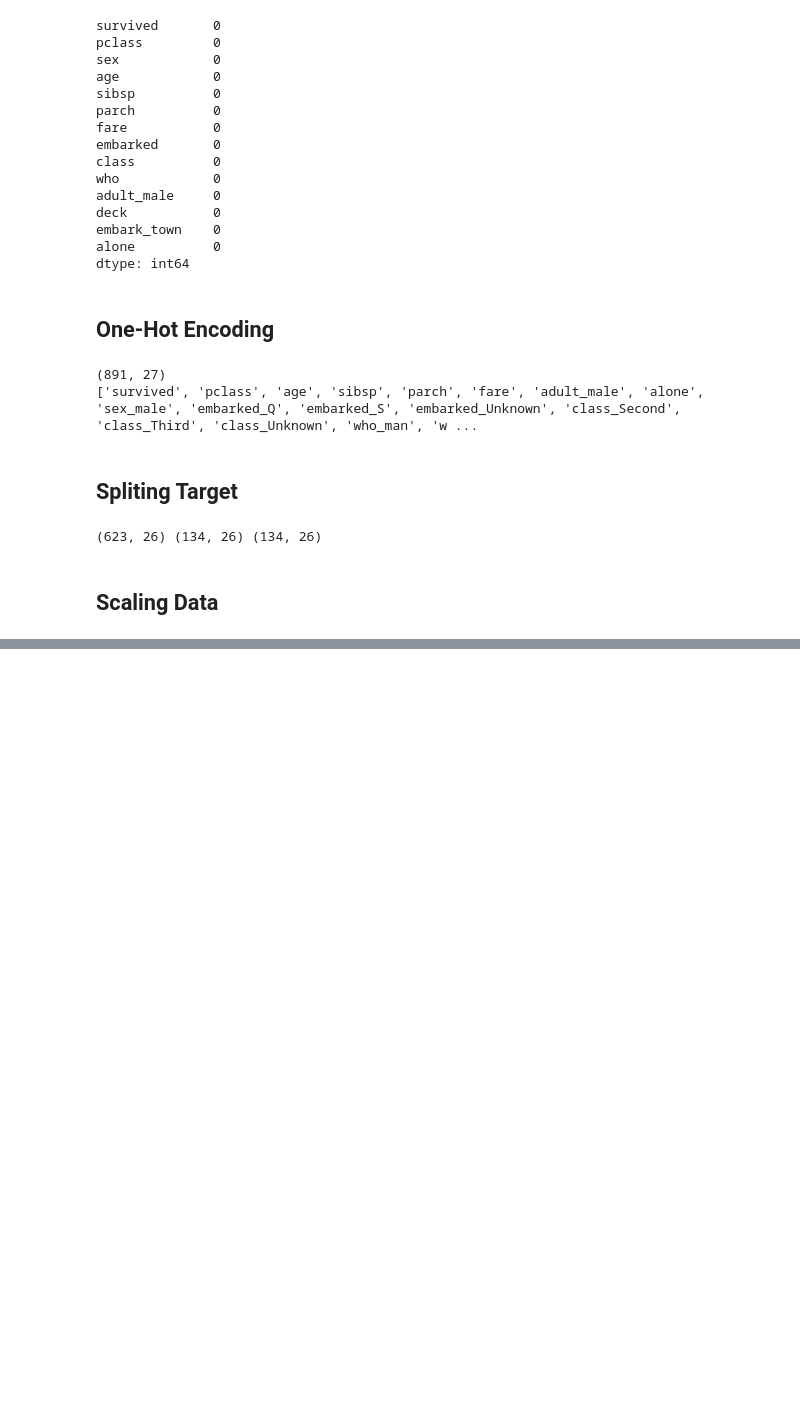
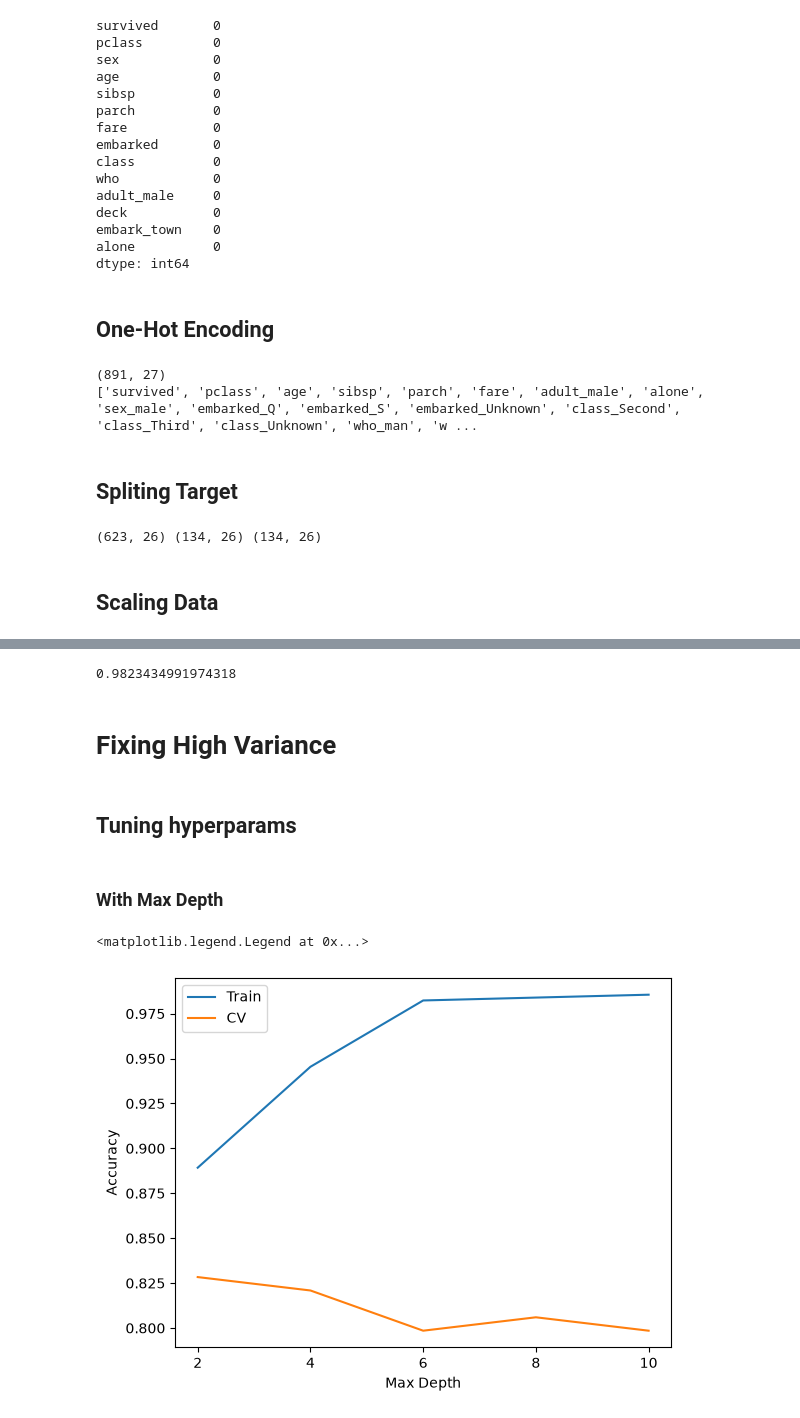
Before and after one commit to kiyamehr/Machine-Learning-Journey, a Jupyter notebook: Practice Labs/Decision Trees/01-Practice 1/train.ipynb, the cells around one changed output, grey strips where cells are left out. Cells and saved outputs as stored; diff of their text form; code cells hidden in the pictures; blank space fills up the shorter version.

Commit message:
Trained the model on diffrent Hyperparams

```diff
--- a/Practice Labs/Decision Trees/01-Practice 1/train.ipynb
+++ b/Practice Labs/Decision Trees/01-Practice 1/train.ipynb
@@ -152,0 +145,56 @@ x_train
+# %%
+xgb_model = XGBClassifier(random_state = RANDOM_STATE)
+xgb_model.fit(x_train, y_train)
+
+yhat_train = xgb_model.predict(x_train)
+print(xgb_model.score(x_train, y_train))
+# %% [output]
+0.9823434991974318
+# %% [markdown]
+# Fixing High Variance
+# %% [markdown]
+## Tuning hyperparams
+# %%
+max_depths = [2, 4, 6, 8, 10]
+estimators = [10, 50, 100, 200, 500]
+learning_rates = [0.1, 0.3, 0.05, 1, 0.001]
+subsample = [0.5, 0.7, 0.9, 1.0]
+
+best_params = {}
+# %% [markdown]
+### With Max Depth
+# %%
+accuracy_train = []
+accuracy_cv = []
+
+temp_accuracy = 0
+temp_depth = 0
+for depth in max_depths:
+    xgb_model = XGBClassifier(max_depth = depth, random_state = RANDOM_STATE)
+    xgb_model.fit(x_train, y_train)
+
+    yhat_train = xgb_model.predict(x_train)
+    yhat_cv = xgb_model.predict(x_cv)
+
+    model_train_accuracy = accuracy_score(y_train, yhat_train)
+    model_cv_accuracy =  accuracy_score(y_cv, yhat_cv)
+
+    accuracy_train.append(model_train_accuracy)
+    accuracy_cv.append(model_cv_accuracy)
+
+    #? Adding the best Result to the best_params Object
+    if model_cv_accuracy >= temp_accuracy:
+        temp_accuracy = model_cv_accuracy
+        temp_depth = depth
+
+best_params['max_depth'] = temp_depth
+
+plt.plot(accuracy_train)
+plt.plot(accuracy_cv)
+plt.xticks(ticks=range(len(max_depths)), labels=max_depths)
+plt.xlabel('Max Depth')
+plt.ylabel('Accuracy')
+plt.legend(['Train', 'CV'])
+# %% [output]
+<matplotlib.legend.Legend at 0x...>
+[figure, added]
```
Also changed, not shown: parts of 7 cells of this notebook.
